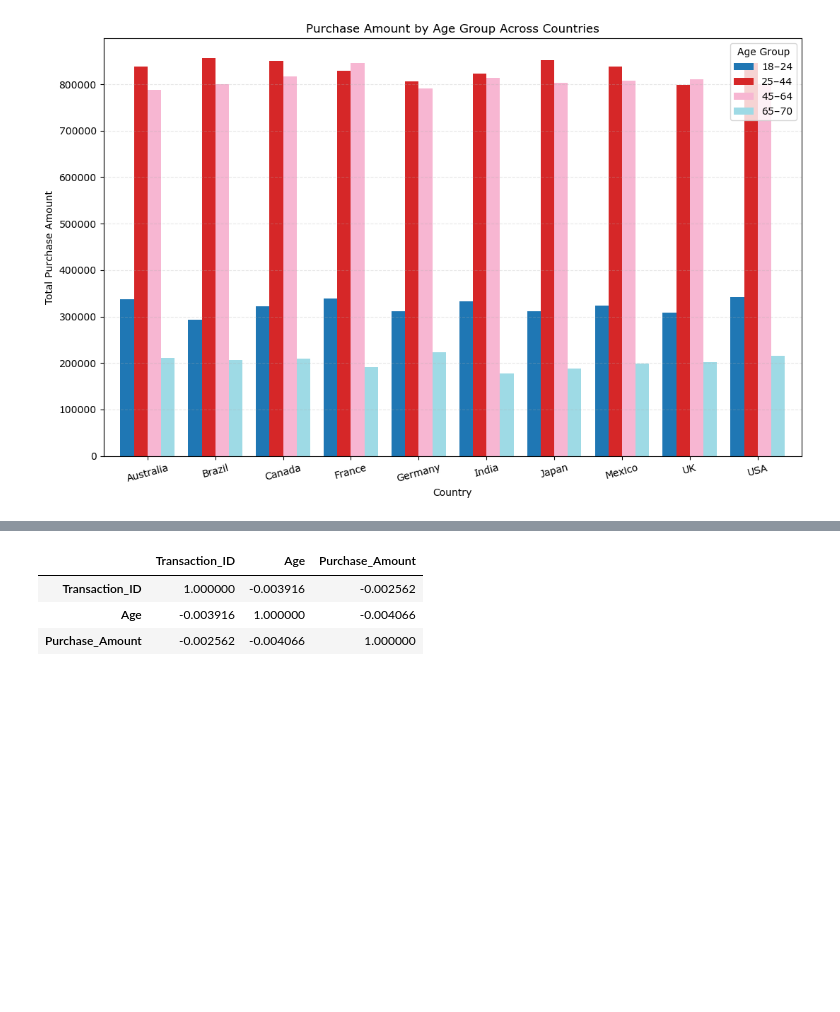
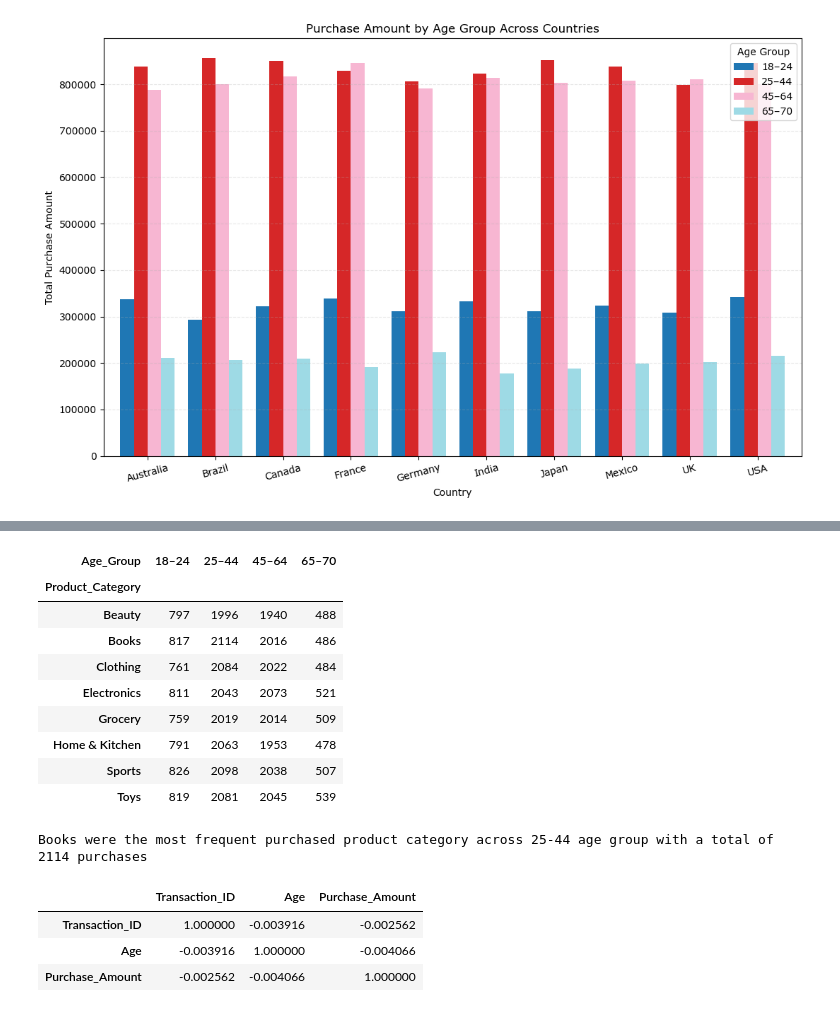
Before and after one commit to Chi-Matty/Customer-Value-Segmentation-Revenue-Behaviour-Analysis-for-E-Commerce-Growth, a Jupyter notebook: ecommerce_transactionssxlsx.ipynb, the cells around one changed output, grey strips where cells are left out. Cells and saved outputs as stored; diff of their text form; code cells hidden in the pictures; blank space fills up the shorter version.

```diff
--- a/ecommerce_transactionssxlsx.ipynb
+++ b/ecommerce_transactionssxlsx.ipynb
@@ -384,3 +499,23 @@ plt.show()
+# %%
+product_frequent_age = df.pivot_table(index='Product_Category', columns='Age_Group', values='Transaction_ID', aggfunc='count')
+product_frequent_age_max = product_frequent_age.idxmax()[1]
+product_frequent_age_max_count = product_frequent_age.max()[1]
+product_frequent_age
+# %% [output]
+| Age_Group | 18–24 | 25–44 | 45–64 | 65–70 |
+| Product_Category |  |  |  |  |
+| Beauty | 797 | 1996 | 1940 | 488 |
+| Books | 817 | 2114 | 2016 | 486 |
+| Clothing | 761 | 2084 | 2022 | 484 |
+| Electronics | 811 | 2043 | 2073 | 521 |
+| Grocery | 759 | 2019 | 2014 | 509 |
+| Home & Kitchen | 791 | 2063 | 1953 | 478 |
+| Sports | 826 | 2098 | 2038 | 507 |
+| Toys | 819 | 2081 | 2045 | 539 |
+# %%
+print(f"{product_frequent_age_max} were the most frequent purchased product category across 25-44 age group with a total of {product_frequent_age_max_count} purchases")
+# %% [output]
+Books were the most frequent purchased product category across 25-44 age group with a total of 2114 purchases
 # %%
 correlation_matrix = df.select_dtypes(include='number').corr()
 correlation_matrix
```
Also changed, not shown: parts of 19 cells of this notebook.
